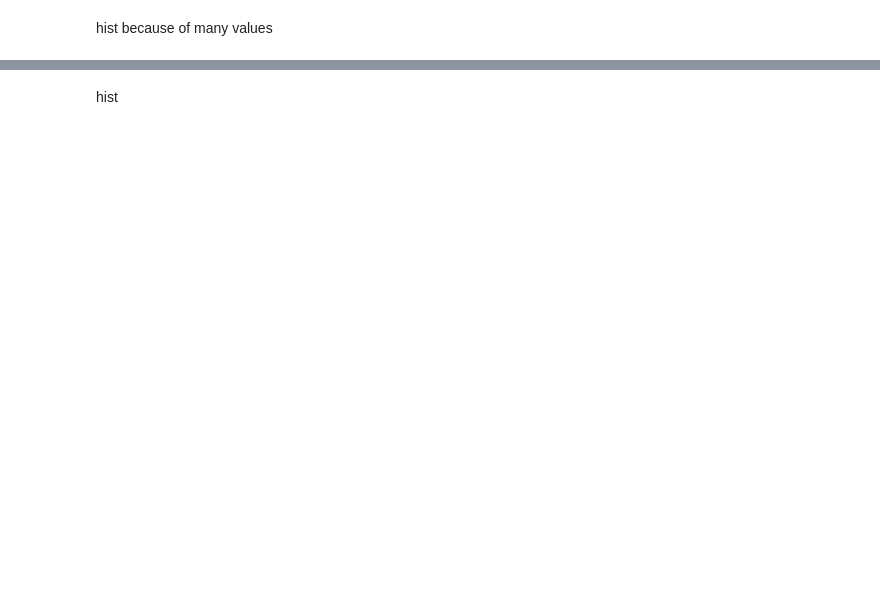
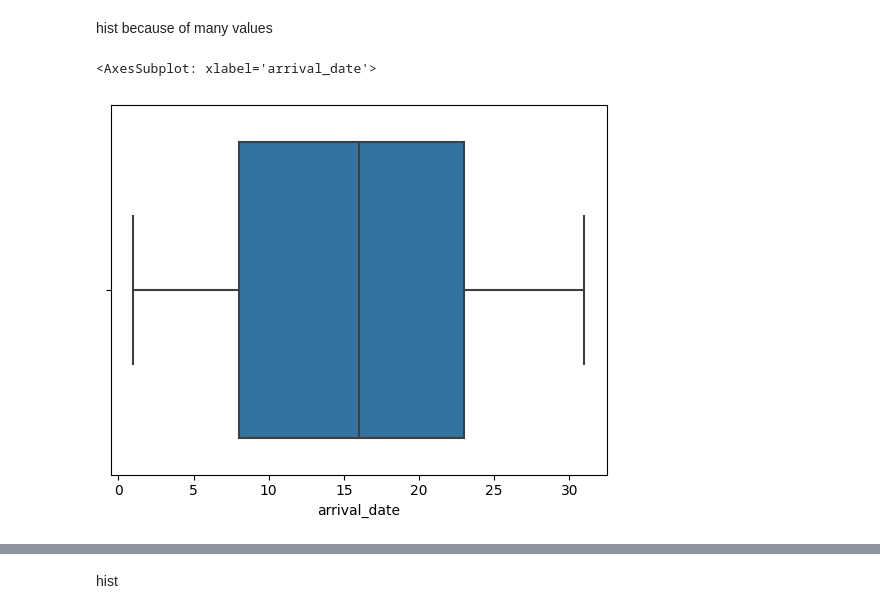
Before and after one commit to DhanushBharadwaj/hotel_reservation, a Jupyter notebook: eda.ipynb, the cells around one changed output, grey strips where cells are left out. Saved outputs shown, nothing was run; the diff lists cells and outputs as text; code cells hidden in the pictures; blank space fills up the shorter version.

```diff
--- a/eda.ipynb
+++ b/eda.ipynb
@@ -227,6 +232,11 @@ x_train["arrival_date"].value_counts()
 Name: arrival_date, dtype: int64
 # %% [markdown]
 hist because of many values
+# %%
+sns.boxplot(x=x_train["arrival_date"])
+# %% [output]
+<AxesSubplot: xlabel='arrival_date'>
+[figure, added]
 # %%
 x_train["market_segment_type"].value_counts()
 # %% [output]
```
Also changed, not shown: parts of 20 cells of this notebook, 1 other file.
